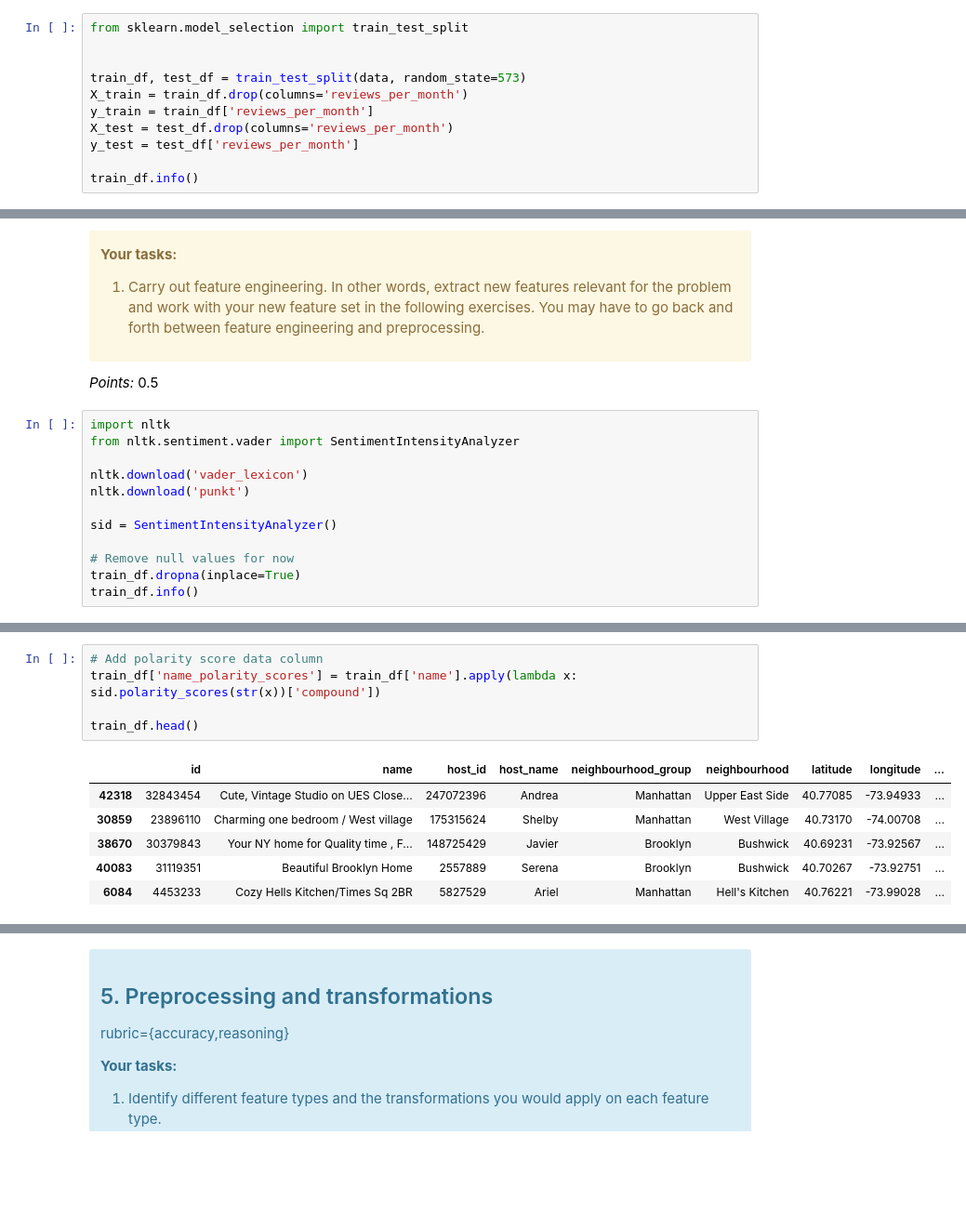
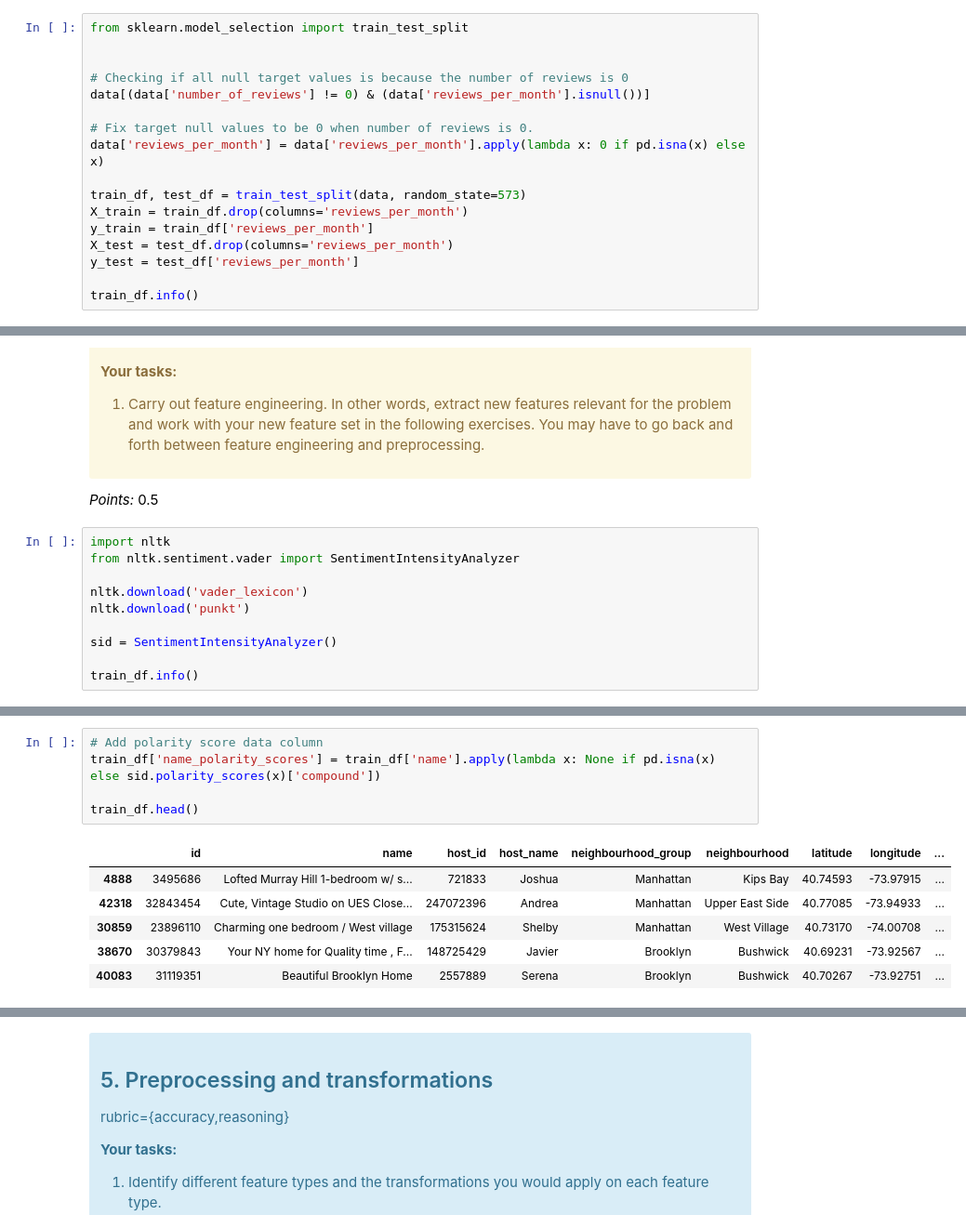
Before and after one commit to BChangs99/DSCI_573_Lab4_BDFJ, a Jupyter notebook: lab4.ipynb, the cells around one changed output, grey strips where cells are left out. Shown at 93% size. Cells and saved outputs as stored; diff of their text form; blank space fills up the shorter version.

```diff
--- a/lab4.ipynb
+++ b/lab4.ipynb
@@ -123,6 +123,12 @@ _Points:_ 1
 # %%
 from sklearn.model_selection import train_test_split
 
+
+# Checking if all null target values is because the number of reviews is 0
+data[(data['number_of_reviews'] != 0) & (data['reviews_per_month'].isnull())]
+
+# Fix target null values to be 0 when number of reviews is 0.
+data['reviews_per_month'] = data['reviews_per_month'].apply(lambda x: 0 if pd.isna(x) else x)
 
 train_df, test_df = train_test_split(data, random_state=573)
 X_train = train_df.drop(columns='reviews_per_month')
@@ -222,8 +228,6 @@ nltk.download('punkt')
 
 sid = SentimentIntensityAnalyzer()
 
-# Remove null values for now
-train_df.dropna(inplace=True)
 train_df.info()
 # %% [output]
 <class 'pandas.core.frame.DataFrame'>
@@ -251,13 +255,13 @@ memory usage: 4.0+ MB
 [nltk_data]   Package punkt is already up-to-date!
 # %%
 # Add polarity score data column
-train_df['name_polarity_scores'] = train_df['name'].apply(lambda x: sid.polarity_scores(str(x))['compound'])
+train_df['name_polarity_scores'] = train_df['name'].apply(lambda x: None if pd.isna(x) else sid.polarity_scores(x)['compound'])
 
 train_df.head()
 # %% [output]
 |  | id | name | host_id | host_name | neighbourhood_group | neighbourhood | latitude | longitude | ... |
+| 4888 | 3495686 | Lofted Murray Hill 1-bedroom w/ s... | 721833 | Joshua | Manhattan | Kips Bay | 40.74593 | -73.97915 | ... |
 | 42318 | 32843454 | Cute, Vintage Studio on UES Close... | 247072396 | Andrea | Manhattan | Upper East Side | 40.77085 | -73.94933 | ... |
 | 30859 | 23896110 | Charming one bedroom / West village | 175315624 | Shelby | Manhattan | West Village | 40.73170 | -74.00708 | ... |
 | 38670 | 30379843 | Your NY home for Quality time , F... | 148725429 | Javier | Brooklyn | Bushwick | 40.69231 | -73.92567 | ... |
 | 40083 | 31119351 | Beautiful Brooklyn Home | 2557889 | Serena | Brooklyn | Bushwick | 40.70267 | -73.92751 | ... |
-| 6084 | 4453233 | Cozy Hells Kitchen/Times Sq 2BR | 5827529 | Ariel | Manhattan | Hell's Kitchen | 40.76221 | -73.99028 | ... |
```
Also changed, not shown: parts of 3 cells of this notebook.
